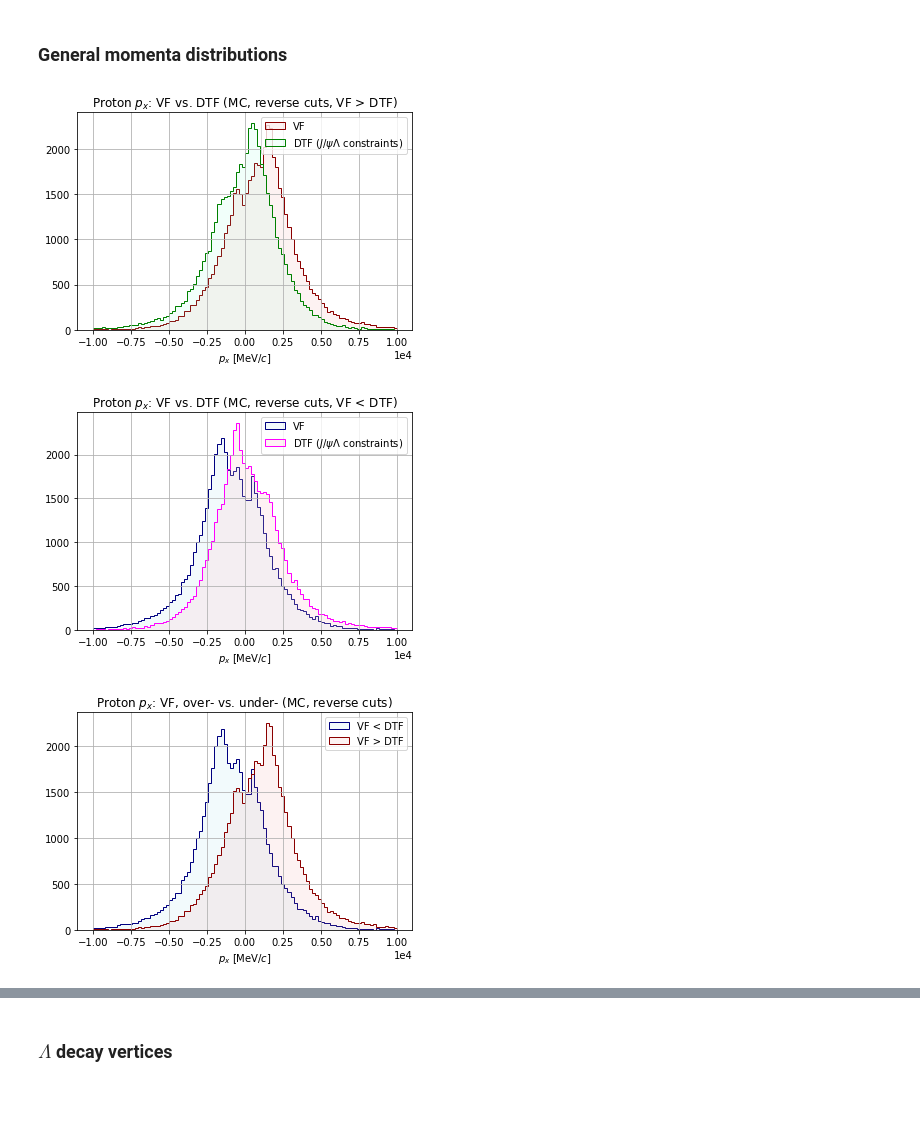
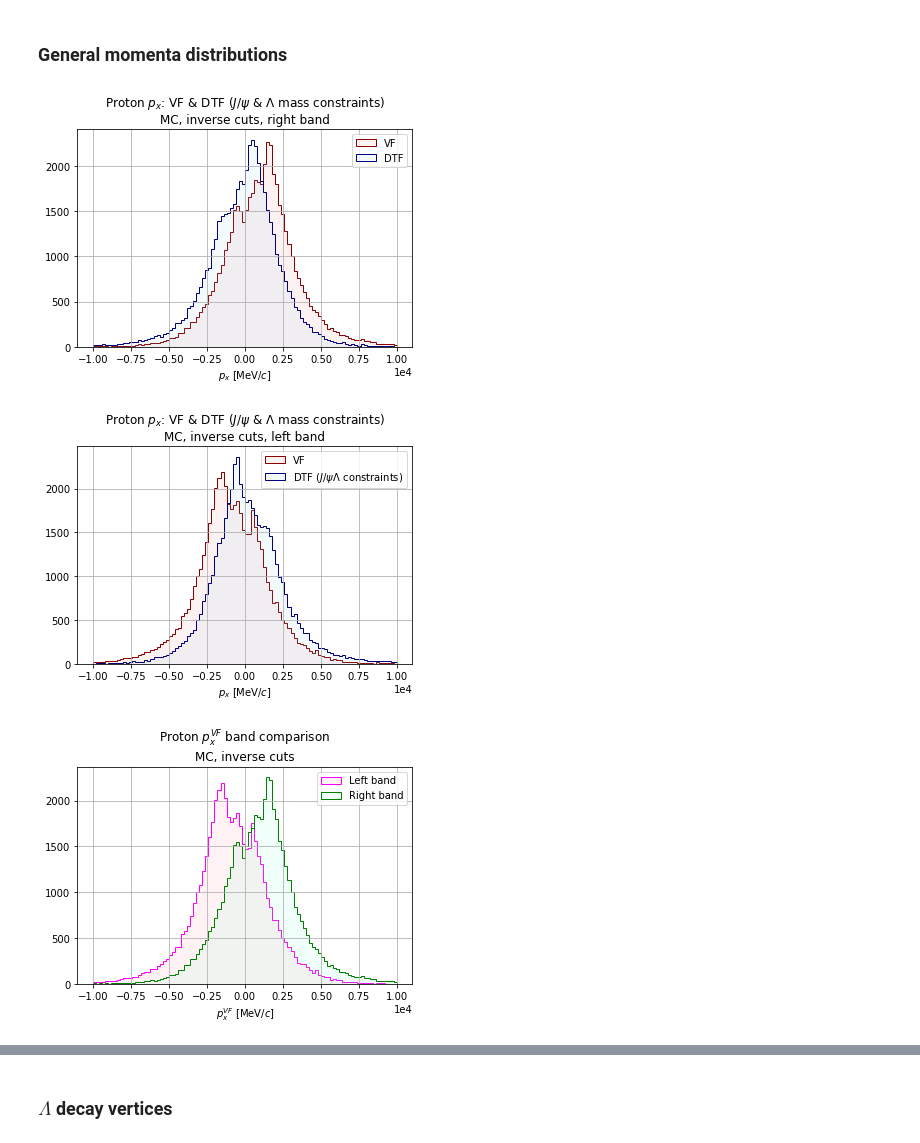
Before and after one commit to alatios/lb2jpsil_preliminary-variable-studies, a Jupyter notebook: JN_Proton_momenta_anomalies.ipynb, the cells around one changed output, grey strips where cells are left out. Drawn from its saved outputs; the diff is of its cells as text; code cells hidden in the pictures; blank space fills up the shorter version.

```diff
--- a/JN_Proton_momenta_anomalies.ipynb
+++ b/JN_Proton_momenta_anomalies.ipynb
@@ -349,32 +349,32 @@ plt.show()
 # %%
 bins=100
 rng=(-1e4,1e4)
 
 plt.hist(df_MC_ReverseFiltered_Right['p_PX'],
          bins=bins, range=rng,
          histtype='stepfilled',
          edgecolor='darkred',
          color=mcolors.to_rgba('lightcoral', alpha=0.1),
          label='VF'
 )
 
 plt.hist(df_MC_ReverseFiltered_Right['DTF_FixJPsiLambda_p_PX'],
          bins=bins, range=rng,
          histtype='stepfilled',
-         edgecolor='green',
-         color=mcolors.to_rgba('aquamarine', alpha=0.1),
-         label='DTF ($J/\psi \Lambda$ constraints)'
+         edgecolor='navy',
+         color=mcolors.to_rgba('skyblue', alpha=0.1),
+         label='DTF'
 )
 
 plt.grid()
 #plt.yscale('log')
 plt.xlabel("$p_x$ [MeV/$c$]")
-plt.title("Proton $p_x$: VF vs. DTF (MC, reverse cuts, VF > DTF)")
+plt.title("Proton $p_x$: VF & DTF ($J/\psi$ & $\Lambda$ mass constraints)\nMC, inverse cuts, right band")
 plt.ticklabel_format(axis="x", style="sci", scilimits=(0,0))
 plt.legend()
 plt.show()
 # %% [output]
-[figure, old version]
+[figure, new version]
 # %%
 bins=100
 rng=(-1e4,1e4)
@@ -382,28 +382,28 @@ rng=(-1e4,1e4)
 plt.hist(df_MC_ReverseFiltered_Left['p_PX'],
          bins=bins, range=rng,
          histtype='stepfilled',
-         edgecolor='navy',
-         color=mcolors.to_rgba('skyblue', alpha=0.1),
+         edgecolor='darkred',
+         color=mcolors.to_rgba('lightcoral', alpha=0.1),
          label='VF'
 )
 
 plt.hist(df_MC_ReverseFiltered_Left['DTF_FixJPsiLambda_p_PX'],
          bins=bins, range=rng,
          histtype='stepfilled',
-         edgecolor='fuchsia',
-         color=mcolors.to_rgba('pink', alpha=0.2),
+         edgecolor='navy',
+         color=mcolors.to_rgba('skyblue', alpha=0.1),
          label='DTF ($J/\psi \Lambda$ constraints)'
 )
 
 plt.grid()
 #plt.yscale('log')
 plt.xlabel("$p_x$ [MeV/$c$]")
-plt.title("Proton $p_x$: VF vs. DTF (MC, reverse cuts, VF < DTF)")
+plt.title("Proton $p_x$: VF & DTF ($J/\psi$ & $\Lambda$ mass constraints)\nMC, inverse cuts, left band")
 plt.ticklabel_format(axis="x", style="sci", scilimits=(0,0))
 plt.legend()
 plt.show()
 # %% [output]
-[figure, old version]
+[figure, new version]
 # %%
 bins=100
 rng=(-1e4,1e4)
@@ -411,28 +411,28 @@ rng=(-1e4,1e4)
 plt.hist(df_MC_ReverseFiltered_Left['p_PX'],
          bins=bins, range=rng,
          histtype='stepfilled',
-         edgecolor='navy',
-         color=mcolors.to_rgba('skyblue', alpha=0.1),
-         label='VF < DTF'
+         edgecolor='fuchsia',
+         color=mcolors.to_rgba('pink', alpha=0.2),
+         label='Left band'
 )
 
 plt.hist(df_MC_ReverseFiltered_Right['p_PX'],
          bins=bins, range=rng,
          histtype='stepfilled',
-         edgecolor='darkred',
-         color=mcolors.to_rgba('lightcoral', alpha=0.1),
-         label='VF > DTF'
+         edgecolor='green',
+         color=mcolors.to_rgba('aquamarine', alpha=0.1),
+         label='Right band'
 )
 
 plt.grid()
 #plt.yscale('log')
-plt.xlabel("$p_x$ [MeV/$c$]")
-plt.title("Proton $p_x$: VF, over- vs. under- (MC, reverse cuts)")
+plt.xlabel("$p_x^{VF}$ [MeV/$c$]")
+plt.title("Proton $p_x^{VF}$ band comparison\nMC, inverse cuts")
 plt.ticklabel_format(axis="x", style="sci", scilimits=(0,0))
 plt.legend()
 plt.show()
 # %% [output]
-[figure, old version]
+[figure, new version]
 # %%
 bins=100
 rng=(-1e4,1e4)
```
Also changed, not shown: parts of 29 cells of this notebook.
